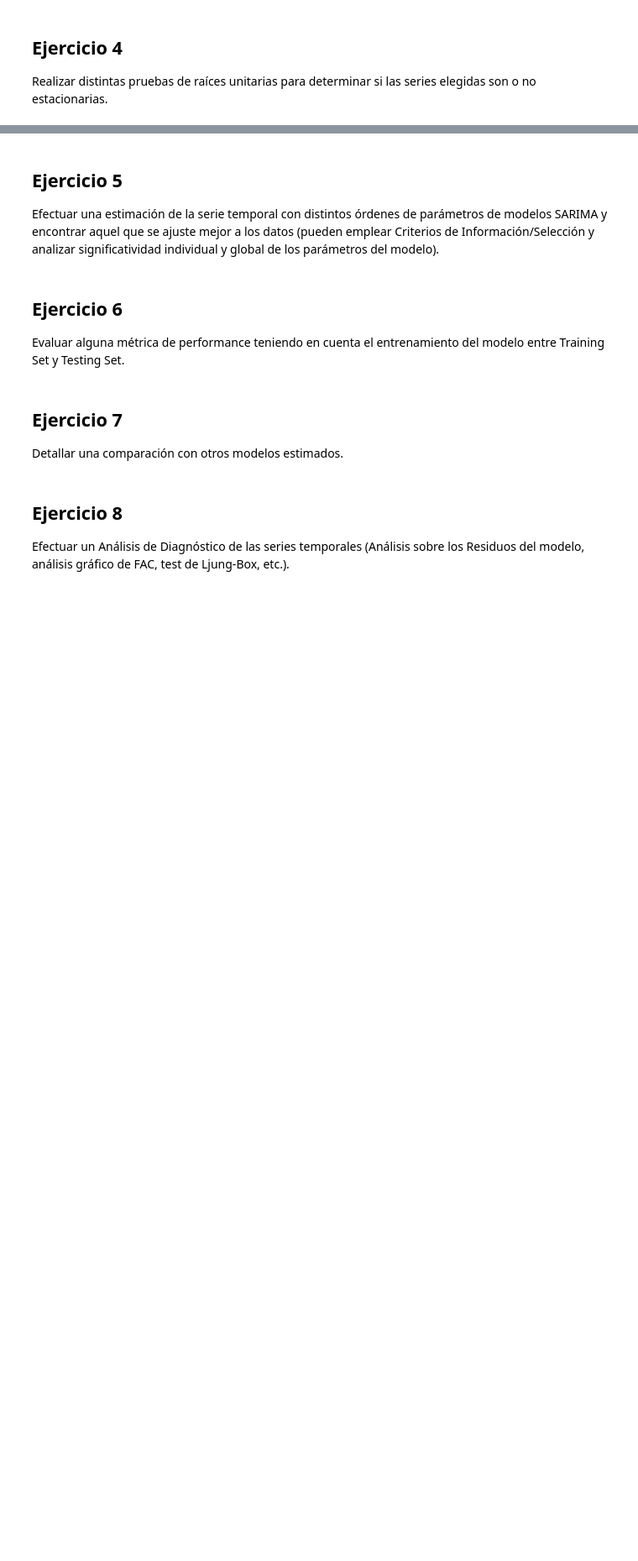
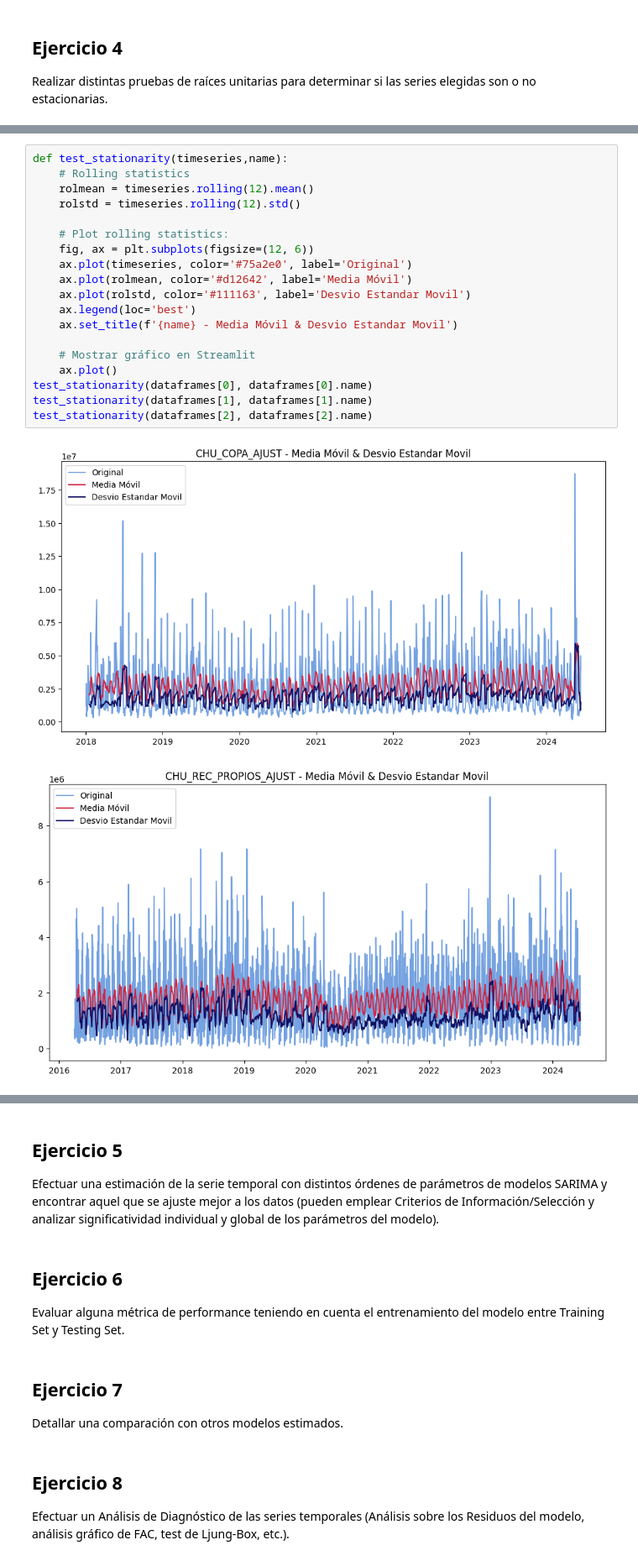
Before and after one commit to carrenogf/MCD-Series-Temporales, a Jupyter notebook: notebooks/main.ipynb, the cells around one changed output, grey strips where cells are left out. Shown at 84% size. Saved outputs shown, nothing was run; the diff lists cells and outputs as text; blank space fills up the shorter version.

```diff
--- a/notebooks/main.ipynb
+++ b/notebooks/main.ipynb
@@ -34,0 +304,22 @@ Realizar distintas pruebas de raíces unitarias para determinar si las series el
+# %%
+def test_stationarity(timeseries,name):
+    # Rolling statistics
+    rolmean = timeseries.rolling(12).mean()
+    rolstd = timeseries.rolling(12).std()
+
+    # Plot rolling statistics:
+    fig, ax = plt.subplots(figsize=(12, 6))
+    ax.plot(timeseries, color='#75a2e0', label='Original')
+    ax.plot(rolmean, color='#d12642', label='Media Móvil')
+    ax.plot(rolstd, color='#111163', label='Desvio Estandar Movil')
+    ax.legend(loc='best')
+    ax.set_title(f'{name} - Media Móvil & Desvio Estandar Movil')
+
+    # Mostrar gráfico en Streamlit
+    ax.plot()
+test_stationarity(dataframes[0], dataframes[0].name)
+test_stationarity(dataframes[1], dataframes[1].name)
+test_stationarity(dataframes[2], dataframes[2].name)
+# %% [output]
+[figure, added]
+[figure, added]
```
Also changed, not shown: parts of 45 cells of this notebook.
